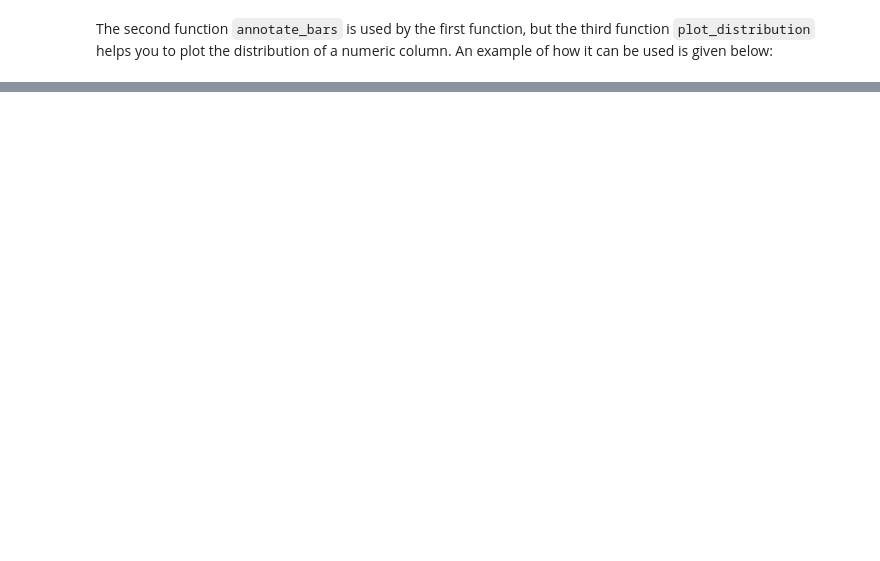
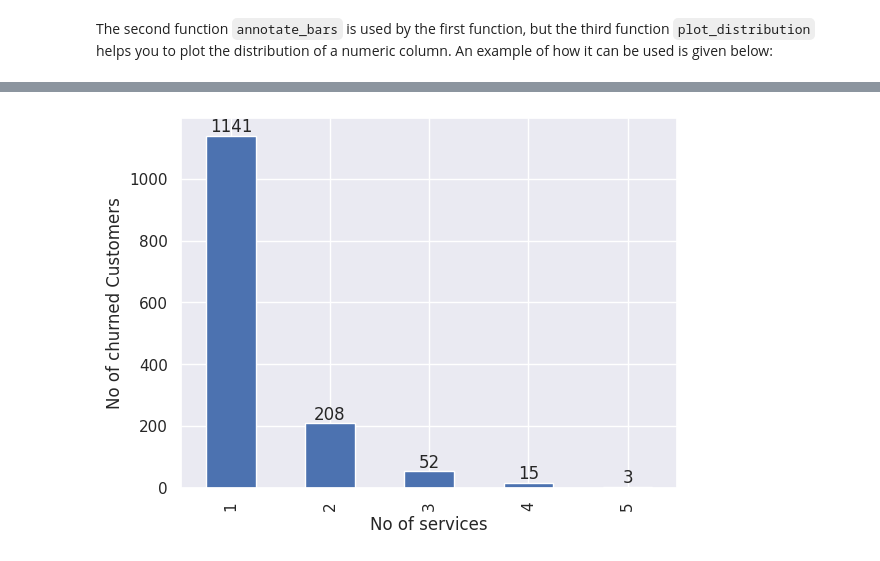
Before and after one commit to firasmalik/PowerCo, a Jupyter notebook: PwerCo_Churn.ipynb, the cells around one changed output, grey strips where cells are left out. Drawn from its saved outputs; the diff is of its cells as text; code cells hidden in the pictures; blank space fills up the shorter version.

```diff
--- a/PwerCo_Churn.ipynb
+++ b/PwerCo_Churn.ipynb
@@ -218,0 +259,22 @@ plot_distribution(consumption, 'cons_12m', axs)
+# %%
+
+import matplotlib.pyplot as plt
+
+# Filter for churned customers and count their number of active products
+filtered_df = client_df[client_df['churn'] == 1]
+counts = filtered_df['nb_prod_act'].value_counts()
+
+# Plot the bar chart
+ax = counts.plot(kind='bar')
+
+# Add labels to each bar
+for p in ax.patches:
+    ax.annotate(str(p.get_height()), (p.get_x() + p.get_width() / 2, p.get_height()),
+                ha='center', va='bottom')
+
+# Show the plot
+plt.xlabel('No of services')
+plt.ylabel('No of churned Customers')
+plt.show()
+# %% [output]
+[figure, added]
```
Also changed, not shown: parts of 16 cells of this notebook, 1 other file.
